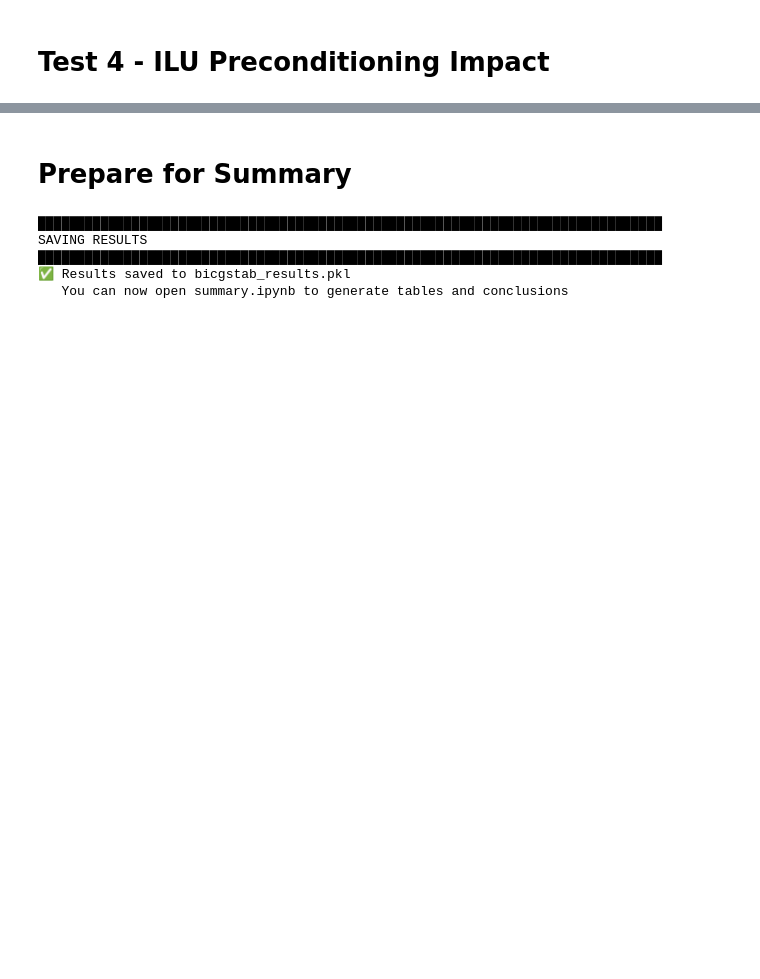
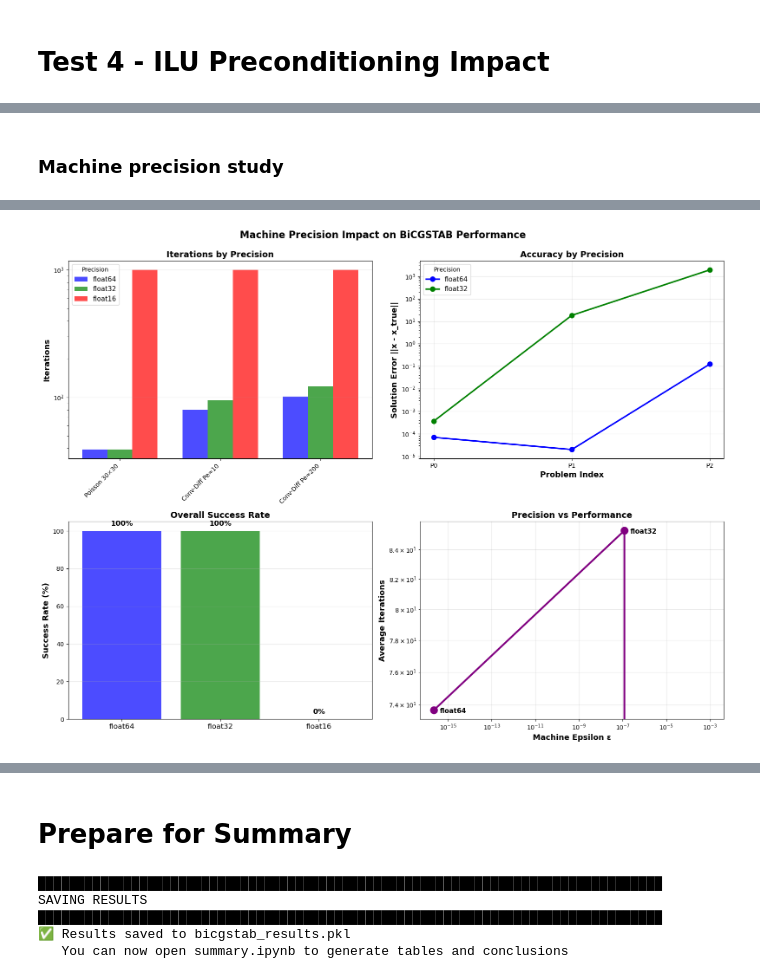
Before and after one commit to bellastewart/BiCGStab_Study, a Jupyter notebook: main.ipynb, the cells around one changed output, grey strips where cells are left out. Cells and saved outputs as stored; diff of their text form; code cells hidden in the pictures; blank space fills up the shorter version.

```diff
--- a/main.ipynb
+++ b/main.ipynb
@@ -274,0 +489,76 @@ BiCGSTAB Preconditioning Impact:
+# %% [markdown]
+### Machine precision study
+# %%
+# ============================================================================
+# CELL: MACHINE PRECISION STUDY
+# ============================================================================
+
+from precision_study import (test_precision_levels,
+                             test_precision_with_perturbations,
+                             test_breakdown_susceptibility_by_precision,
+                             plot_precision_comparison,
+                             plot_noise_sensitivity,
+                             plot_breakdown_by_precision,
+                             analyze_precision_requirements)
+
+print("\n" + "█"*80)
+print("MACHINE PRECISION STUDY")
+print("█"*80)
+
+# ============================================================================
+# Part 1: Test Multiple Problems at Different Precisions
+# ============================================================================
+
+problems_for_precision = []
+problem_names_precision = []
+
+# Problem 1: Well-conditioned Poisson
+nx = ny = 30
+A_poisson = poisson_2d(nx, ny)
+N_poisson = A_poisson.shape[0]
+x_true_poisson = np.ones(N_poisson)
+b_poisson = A_poisson.dot(x_true_poisson)
+
+problems_for_precision.append((A_poisson, b_poisson, x_true_poisson))
+problem_names_precision.append('Poisson 30×30')
+
+# Problem 2: Moderate Péclet Conv-Diff
+nx = ny = 40
+h = 1.0 / (nx + 1)
+diffusion = 0.01
+vel_mag = 10 * diffusion / h  # Pe ≈ 10
+vel = (vel_mag / np.sqrt(2), vel_mag / np.sqrt(2))
+
+A_cd_mod = convection_diffusion_2d(nx, ny, diffusion=diffusion, vel=vel)
+N_cd_mod = A_cd_mod.shape[0]
+x_true_cd_mod = np.ones(N_cd_mod)
+b_cd_mod = A_cd_mod.dot(x_true_cd_mod)
+
+problems_for_precision.append((A_cd_mod, b_cd_mod, x_true_cd_mod))
+problem_names_precision.append('Conv-Diff Pe≈10')
+
+# Problem 3: High Péclet Conv-Diff
+vel_mag = 200 * diffusion / h  # Pe ≈ 200
+vel = (vel_mag / np.sqrt(2), vel_mag / np.sqrt(2))
+
+A_cd_high = convection_diffusion_2d(nx, ny, diffusion=diffusion, vel=vel)
+N_cd_high = A_cd_high.shape[0]
+x_true_cd_high = np.ones(N_cd_high)
+b_cd_high = A_cd_high.dot(x_true_cd_high)
+
+problems_for_precision.append((A_cd_high, b_cd_high, x_true_cd_high))
+problem_names_precision.append('Conv-Diff Pe≈200')
+
+# Run precision tests on all problems
+results_precision_list = []
+
+for (A, b, x_true), name in zip(problems_for_precision, problem_names_precision):
+    results = test_precision_levels(A, b, x_true, name)
+    results_precision_list.append(results)
+
+# Plot comparison
+plot_precision_comparison(results_precision_list, problem_names_precision)
+
+# Analyze requirements
+analyze_precision_requirements(results_precision_list, problem_names_precision)
+# %% [output]
@@ -274,0 +582 @@ BiCGSTAB Preconditioning Impact:
+[figure, added]
```
Also changed, not shown: parts of 13 cells of this notebook, 10 other files.
